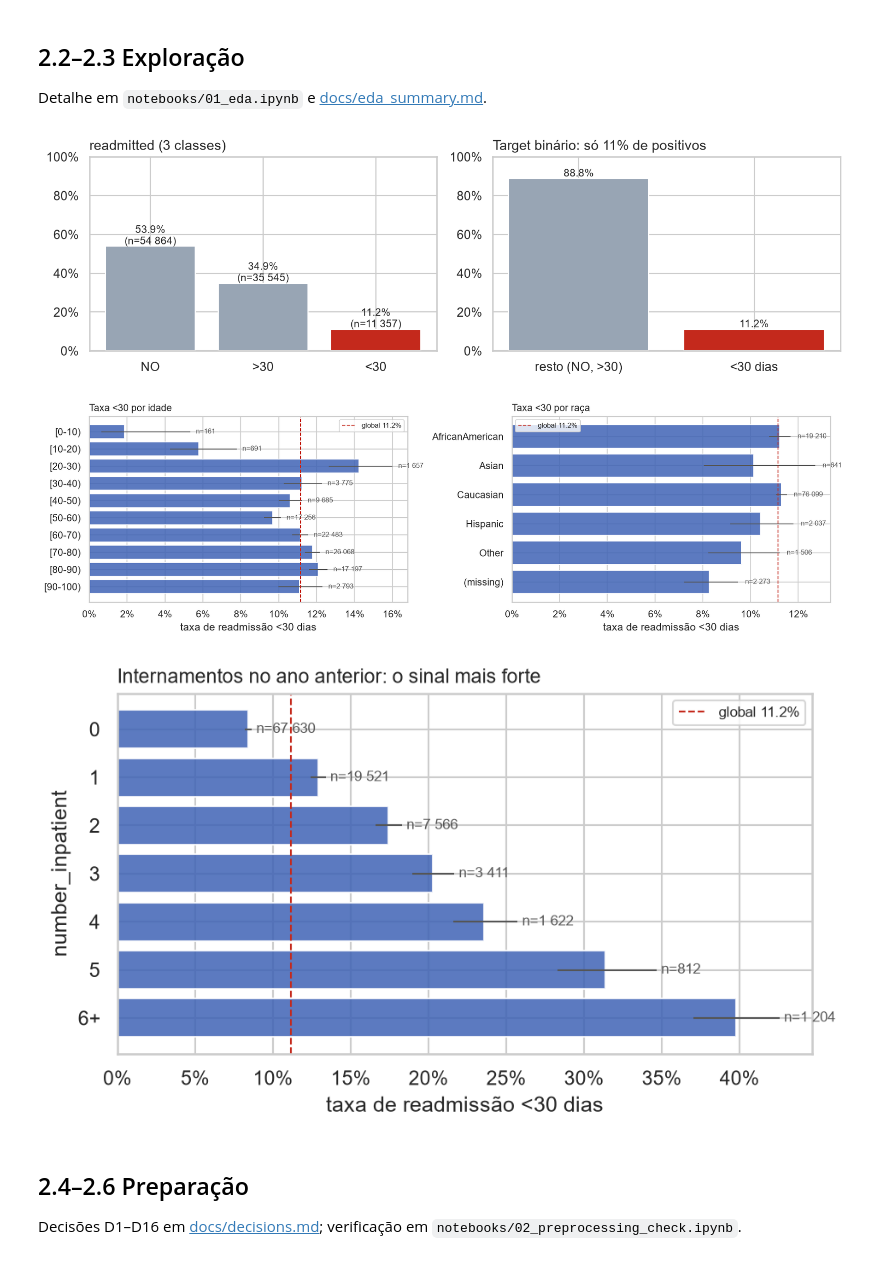
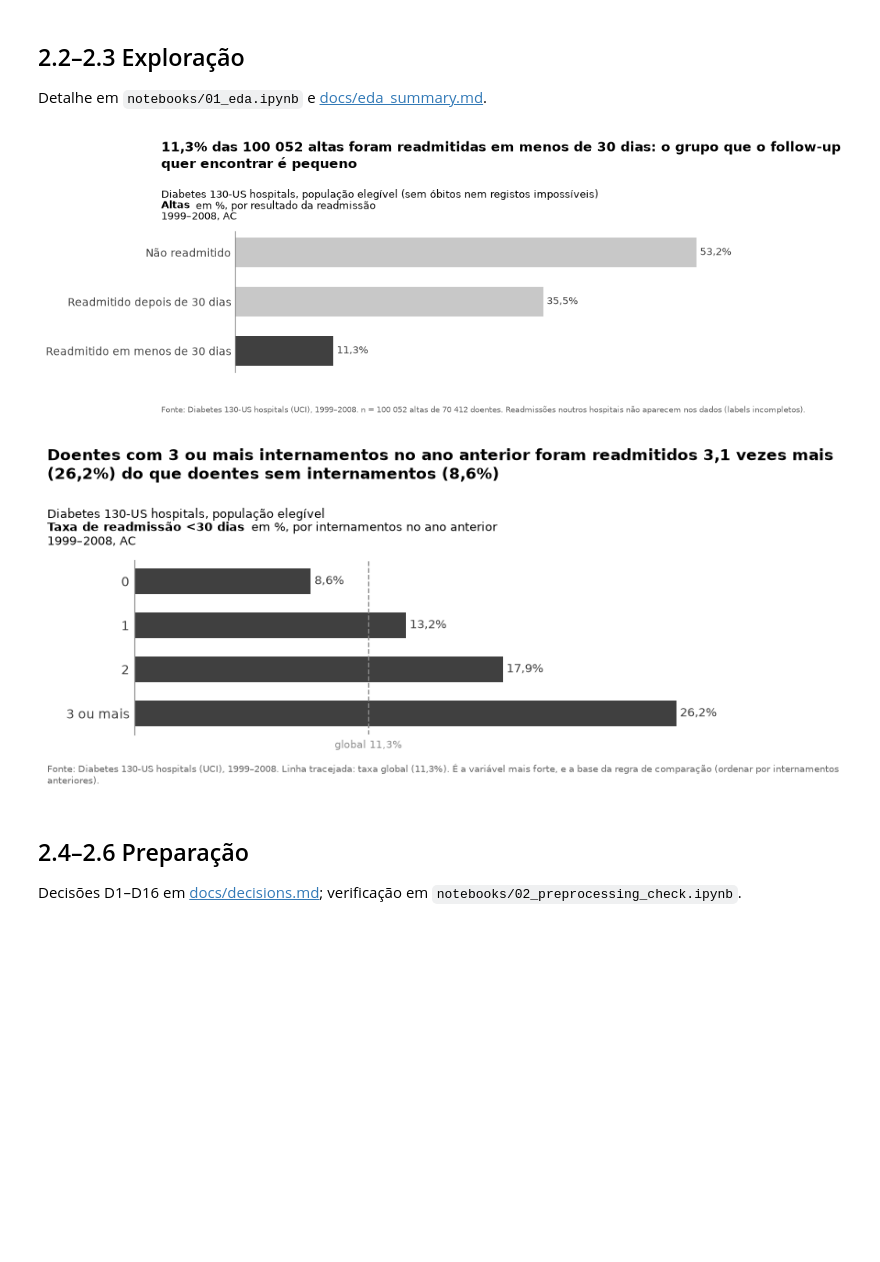
Before and after one commit to EDSB26G11/Bootcamp_Projetos, a Jupyter notebook: Projeto_Final.ipynb, the cells around one changed output. Cells and saved outputs as stored; diff of their text form; code cells hidden in the pictures; blank space fills up the shorter version.

```diff
--- a/Projeto_Final.ipynb
+++ b/Projeto_Final.ipynb
@@ -26,6 +26,12 @@ from IPython.display import Image, display
 
 FIG = ROOT / "docs" / "figures"
 REPORTS = ROOT / "reports"
+
+from src.viz import MODEL_LABELS, bars_page, model_vs_baseline, num, pct, set_style
+
+set_style()
+PAGES = REPORTS / "figures"
+SOURCE = "Fonte: Diabetes 130-US hospitals (UCI), 1999–2008. "
 # %% [markdown]
 # I. Enquadramento do problema
 
@@ -41,12 +47,34 @@ Diabetes 130-US hospitals (1999–2008), `data/raw/`. Preparação: `python -m s
 
 Detalhe em `notebooks/01_eda.ipynb` e [docs/eda_summary.md](docs/eda_summary.md).
 # %%
-for f in ["01_target.png", "04_taxa_idade_raca.png", "05_taxa_number_inpatient.png"]:
-    display(Image(FIG / f))
+from src.pipeline import read_processed
+
+df = read_processed()
+base = df["target"].mean()
+dist = df["readmitted"].value_counts(normalize=True).reindex(["NO", ">30", "<30"])
+dist.index = ["Não readmitido", "Readmitido depois de 30 dias", "Readmitido em menos de 30 dias"]
+bars_page(dist, f"{pct(base)} das {num(len(df))} altas foram readmitidas em menos de 30 dias: "
+          "o grupo que o follow-up quer encontrar é pequeno",
+          "Diabetes 130-US hospitals, população elegível (sem óbitos nem registos impossíveis)",
+          "Altas", "em %, por resultado da readmissão", "1999–2008, AC",
+          SOURCE + f"n = {num(len(df))} altas de {num(df['patient_nbr'].nunique())} doentes. "
+          "Readmissões noutros hospitais não aparecem nos dados (labels incompletos).",
+          highlight=["Readmitido em menos de 30 dias"], figsize=(9, 3.6)).savefig(PAGES / "page_target.png")
+
+inp = df["number_inpatient"].clip(upper=3)
+rate = df.groupby(inp)["target"].mean()
+rate.index = ["0", "1", "2", "3 ou mais"]
+ratio = rate.iloc[-1] / rate.iloc[0]
+bars_page(rate, f"Doentes com 3 ou mais internamentos no ano anterior foram readmitidos {num(ratio, 1)} vezes "
+          f"mais ({pct(rate.iloc[-1])}) do que doentes sem internamentos ({pct(rate.iloc[0])})",
+          "Diabetes 130-US hospitals, população elegível",
+          "Taxa de readmissão <30 dias", "em %, por internamentos no ano anterior", "1999–2008, AC",
+          SOURCE + f"Linha tracejada: taxa global ({pct(base)}). É a variável mais forte, e a base da regra "
+          "de comparação (ordenar por internamentos anteriores).",
+          ref=base, ref_label=f"global {pct(base)}", figsize=(9, 3.8)).savefig(PAGES / "page_inpatient.png")
 # %% [output]
-[figure, old version]
+[figure, new version]
-[figure, old version]
+[figure, new version]
-[figure, removed]
 # %% [markdown]
 ## 2.4–2.6 Preparação
 
```
Also changed, not shown: parts of 3 cells of this notebook, 25 other files.
